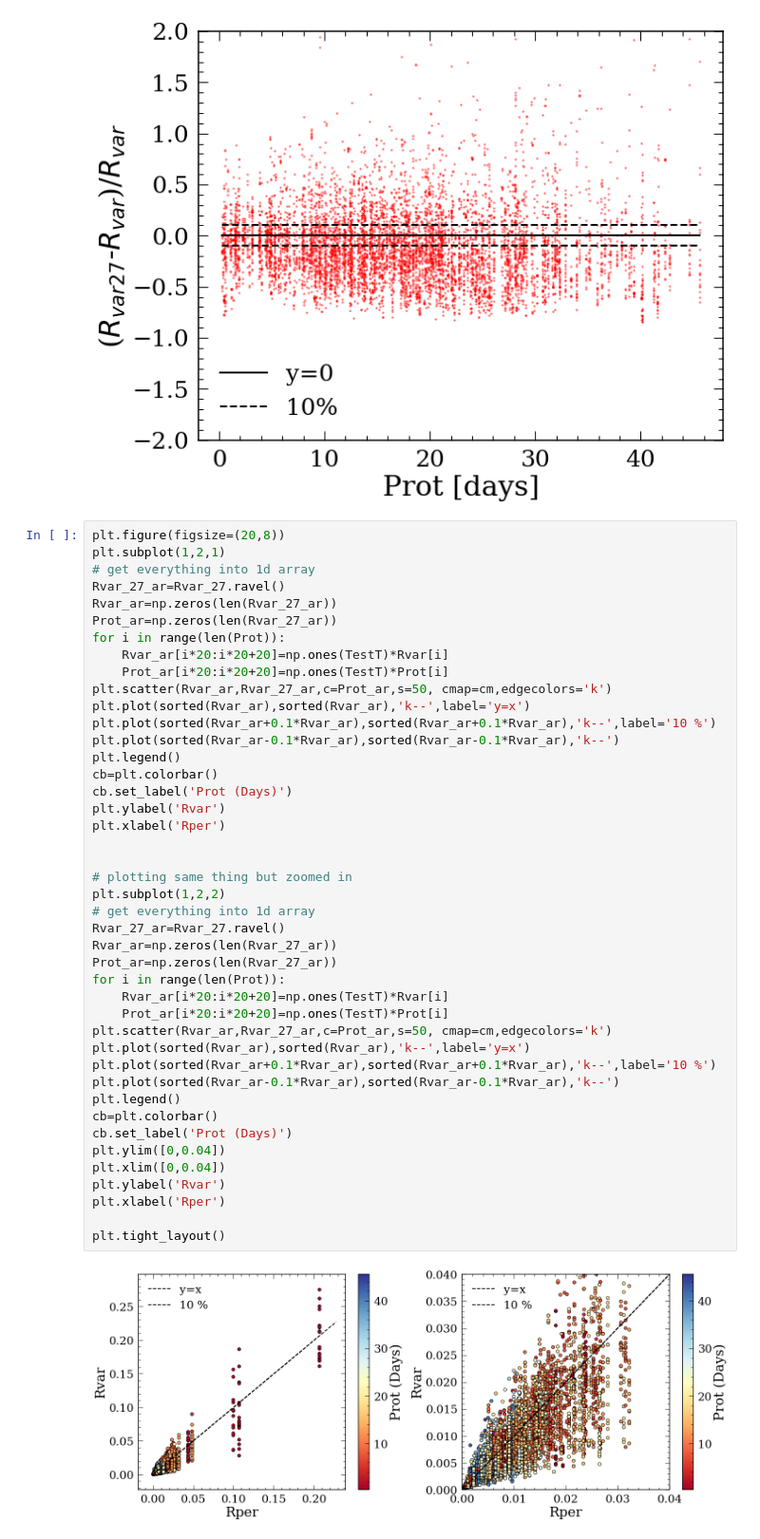
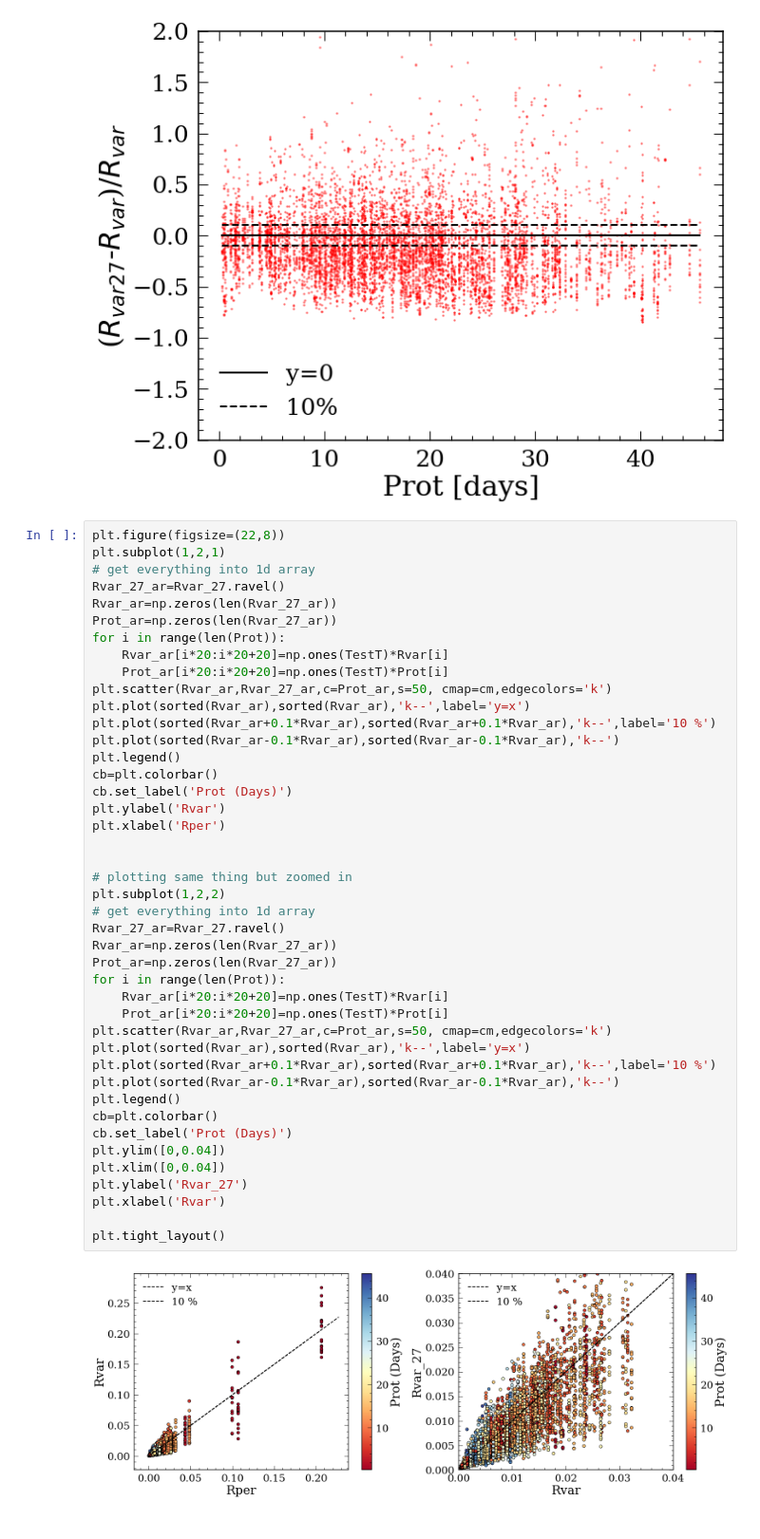
Before and after one commit to lyx12311/Mdwarf, a Jupyter notebook: Rvar.ipynb, the cells around one changed output. Shown at 95% size. Cells and saved outputs as stored; diff of their text form.

Commit message:
fixed axis for last plot

```diff
--- a/Rvar.ipynb
+++ b/Rvar.ipynb
@@ -305,7 +305,7 @@ print('Mostly underestimated Rvar')
 Mostly underestimated Rvar
 [figure]
 # %%
-plt.figure(figsize=(20,8))
+plt.figure(figsize=(22,8))
 plt.subplot(1,2,1)
 # get everything into 1d array
 Rvar_27_ar=Rvar_27.ravel()
@@ -319,33 +319,33 @@ plt.plot(sorted(Rvar_ar),sorted(Rvar_ar),'k--',label='y=x')
 plt.plot(sorted(Rvar_ar+0.1*Rvar_ar),sorted(Rvar_ar+0.1*Rvar_ar),'k--',label='10 %')
 plt.plot(sorted(Rvar_ar-0.1*Rvar_ar),sorted(Rvar_ar-0.1*Rvar_ar),'k--')
 plt.legend()
 cb=plt.colorbar()
 cb.set_label('Prot (Days)')
 plt.ylabel('Rvar')
 plt.xlabel('Rper')
 
 
 # plotting same thing but zoomed in
 plt.subplot(1,2,2)
 # get everything into 1d array
 Rvar_27_ar=Rvar_27.ravel()
 Rvar_ar=np.zeros(len(Rvar_27_ar))
 Prot_ar=np.zeros(len(Rvar_27_ar))
 for i in range(len(Prot)):
     Rvar_ar[i*20:i*20+20]=np.ones(TestT)*Rvar[i]
     Prot_ar[i*20:i*20+20]=np.ones(TestT)*Prot[i]
 plt.scatter(Rvar_ar,Rvar_27_ar,c=Prot_ar,s=50, cmap=cm,edgecolors='k')
 plt.plot(sorted(Rvar_ar),sorted(Rvar_ar),'k--',label='y=x')
 plt.plot(sorted(Rvar_ar+0.1*Rvar_ar),sorted(Rvar_ar+0.1*Rvar_ar),'k--',label='10 %')
 plt.plot(sorted(Rvar_ar-0.1*Rvar_ar),sorted(Rvar_ar-0.1*Rvar_ar),'k--')
 plt.legend()
 cb=plt.colorbar()
 cb.set_label('Prot (Days)')
 plt.ylim([0,0.04])
 plt.xlim([0,0.04])
-plt.ylabel('Rvar')
-plt.xlabel('Rper')
+plt.ylabel('Rvar_27')
+plt.xlabel('Rvar')
 
 plt.tight_layout()
 # %% [output]
-[figure, old version]
+[figure, new version]
```
